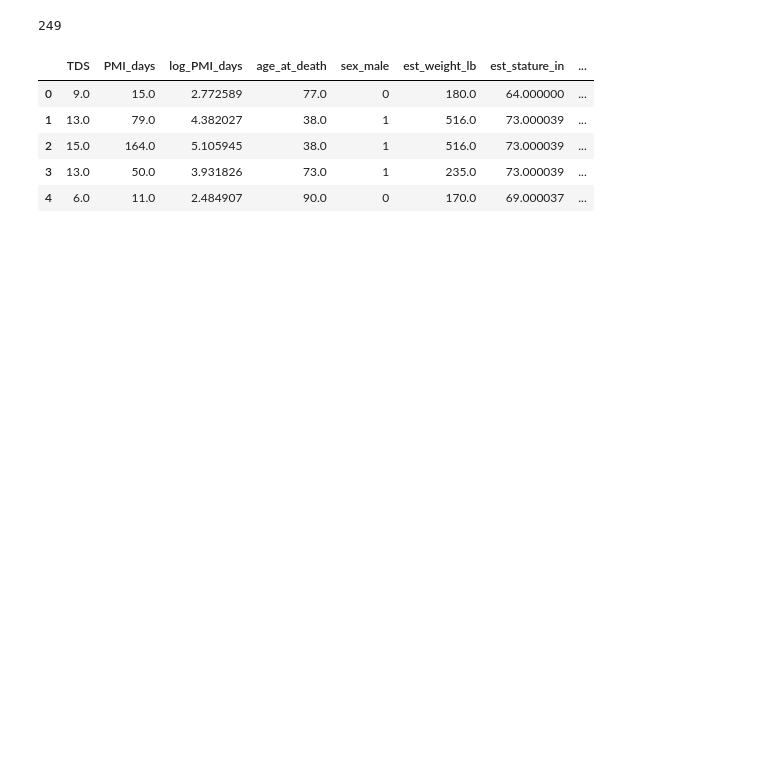
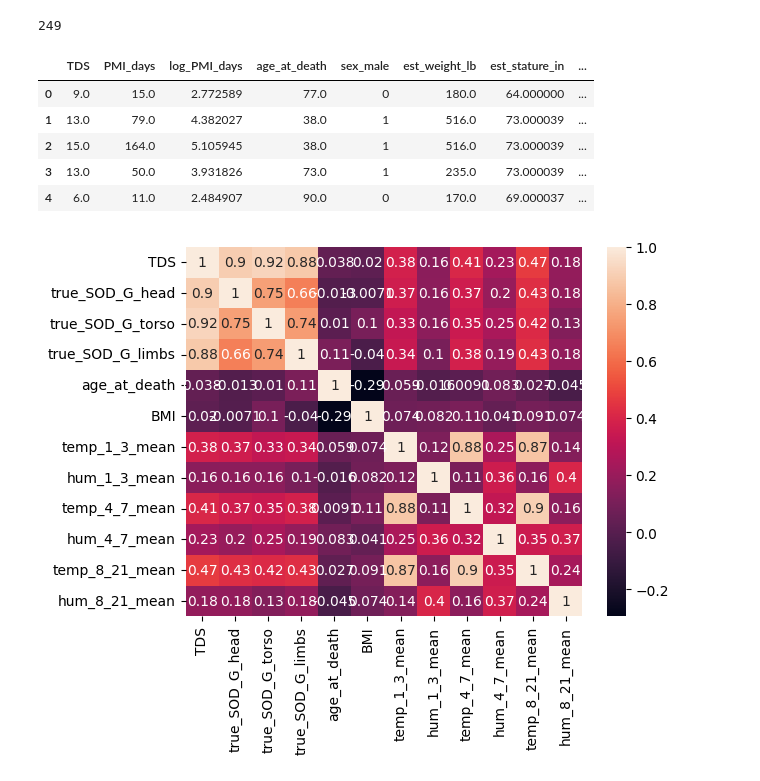
Before and after one commit to annamarianau/post_mortem_interval_estimation, a Jupyter notebook: regression_analysis/LR_max_1year.ipynb, the cells around one changed output. Cells and saved outputs as stored; diff of their text form; code cells hidden in the pictures; blank space fills up the shorter version.

```diff
--- a/regression_analysis/LR_max_1year.ipynb
+++ b/regression_analysis/LR_max_1year.ipynb
@@ -22,3 +22,11 @@ display(g_data.head())
 | 2 | 15.0 | 164.0 | 5.105945 | 38.0 | 1 | 516.0 | 73.000039 | ... |
 | 3 | 13.0 | 50.0 | 3.931826 | 73.0 | 1 | 235.0 | 73.000039 | ... |
 | 4 | 6.0 | 11.0 | 2.484907 | 90.0 | 0 | 170.0 | 69.000037 | ... |
+# %%
+corr_matrix = g_data[['TDS', 'true_SOD_G_head', 'true_SOD_G_torso', 'true_SOD_G_limbs','age_at_death', 'BMI',
+                      'temp_1_3_mean', 'hum_1_3_mean', 'temp_4_7_mean',
+           'hum_4_7_mean', 'temp_8_21_mean', 'hum_8_21_mean']].corr()
+sns.heatmap(corr_matrix, annot=True)
+plt.show()
+# %% [output]
+[figure, added]
```
Also changed, not shown: parts of 22 cells of this notebook, 14 other files.
